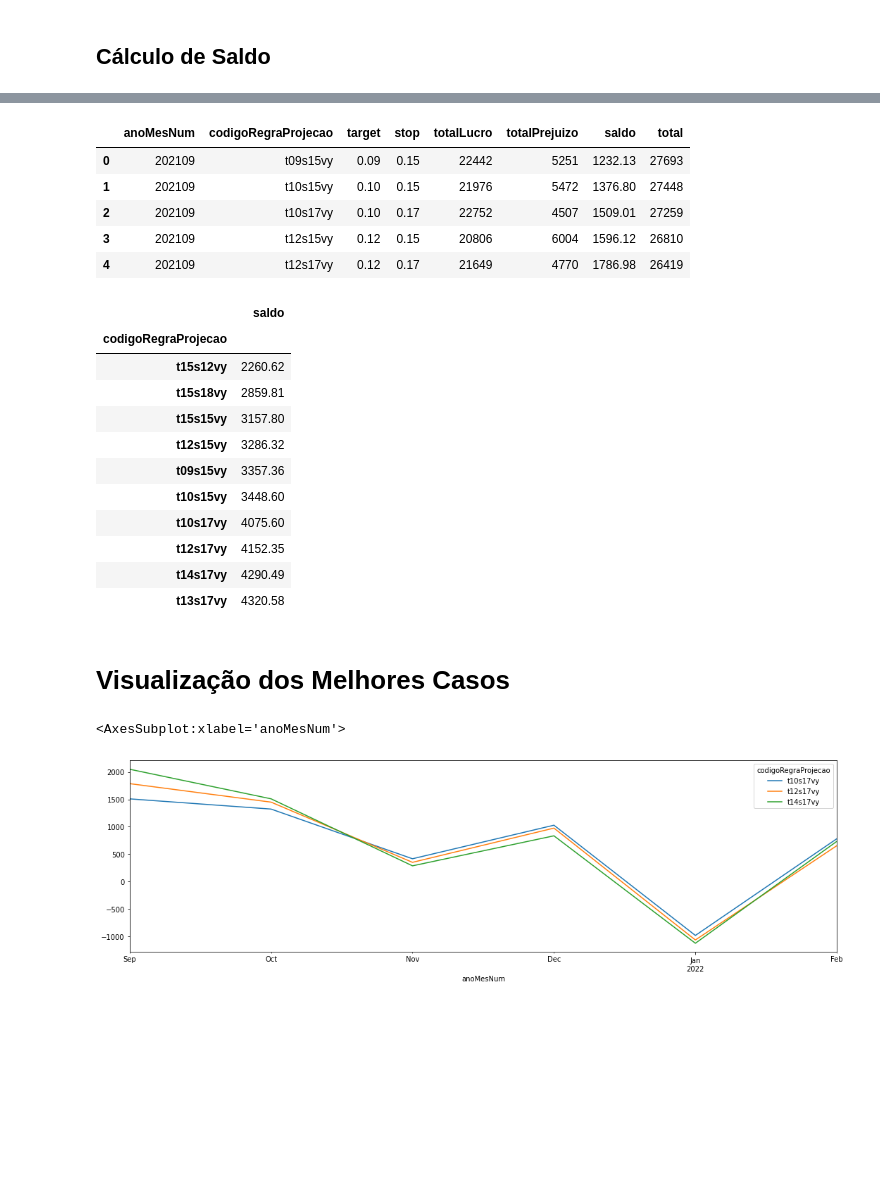
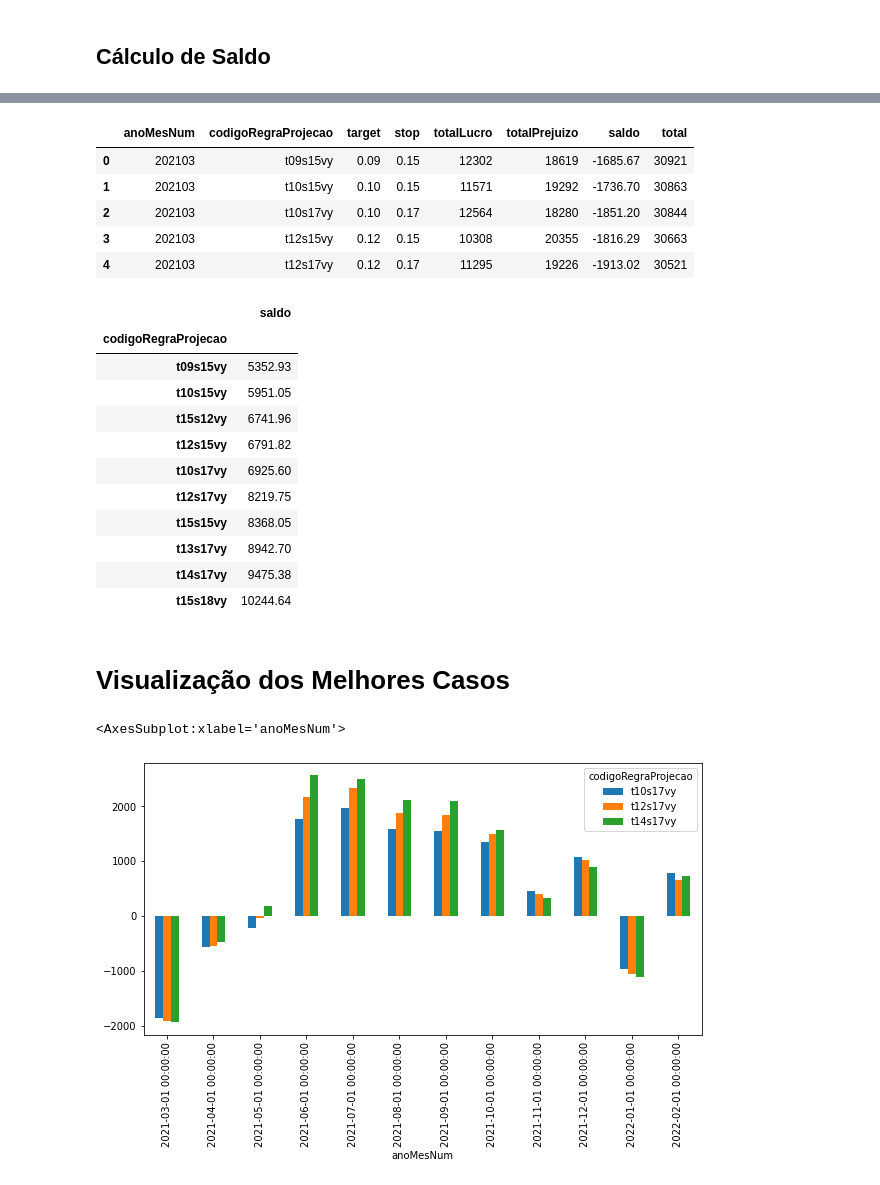
Before and after one commit to paulofor/Jupyter-Espaco01, a Jupyter notebook: ResultadoFuturo/RegraProjecao - 260 Neg-100.ipynb, the cells around one changed output, grey strips where cells are left out. Saved outputs shown, nothing was run; the diff lists cells and outputs as text; code cells hidden in the pictures; blank space fills up the shorter version.

```diff
--- a/ResultadoFuturo/RegraProjecao - 260 Neg-100.ipynb
+++ b/ResultadoFuturo/RegraProjecao - 260 Neg-100.ipynb
@@ -1,7 +1,7 @@
 # %% [markdown]
 ## 1 Ano de dados
 # %%
-url = "http://vps-40d69db1.vps.ovh.ca:23002/api/CotacaoIntradayAcaoResultadoValors/obtemDatasPorDataGrupoLimite?diaInicioNum=20210901&diaFinalNum=20220228&grupoAcaoId=12&limiteDiaRegra=260"
+url = "http://vps-40d69db1.vps.ovh.ca:23002/api/CotacaoIntradayAcaoResultadoValors/obtemDatasPorDataGrupoLimite?diaInicioNum=20210301&diaFinalNum=20220228&grupoAcaoId=12&limiteDiaRegra=260"
 # %%
 import requests
 import pandas as pd
@@ -70,11 +66,11 @@ dfAgrupado['total'] = dfAgrupado['totalLucro'] + dfAgrupado['totalPrejuizo']
 dfAgrupado.head()
 # %% [output]
 |  | anoMesNum | codigoRegraProjecao | target | stop | totalLucro | totalPrejuizo | saldo | total |
-| 0 | 202109 | t09s15vy | 0.09 | 0.15 | 22442 | 5251 | 1232.13 | 27693 |
-| 1 | 202109 | t10s15vy | 0.10 | 0.15 | 21976 | 5472 | 1376.80 | 27448 |
-| 2 | 202109 | t10s17vy | 0.10 | 0.17 | 22752 | 4507 | 1509.01 | 27259 |
-| 3 | 202109 | t12s15vy | 0.12 | 0.15 | 20806 | 6004 | 1596.12 | 26810 |
-| 4 | 202109 | t12s17vy | 0.12 | 0.17 | 21649 | 4770 | 1786.98 | 26419 |
+| 0 | 202103 | t09s15vy | 0.09 | 0.15 | 12302 | 18619 | -1685.67 | 30921 |
+| 1 | 202103 | t10s15vy | 0.10 | 0.15 | 11571 | 19292 | -1736.70 | 30863 |
+| 2 | 202103 | t10s17vy | 0.10 | 0.17 | 12564 | 18280 | -1851.20 | 30844 |
+| 3 | 202103 | t12s15vy | 0.12 | 0.15 | 10308 | 20355 | -1816.29 | 30663 |
+| 4 | 202103 | t12s17vy | 0.12 | 0.17 | 11295 | 19226 | -1913.02 | 30521 |
 # %%
 dfMelhores = df\
             .filter(items=['codigoRegraProjecao','saldo'])\
@@ -84,16 +80,16 @@ dfMelhores.sort_values('saldo')
 # %% [output]
 |  | saldo |
 | codigoRegraProjecao |  |
-| t15s12vy | 2260.62 |
-| t15s18vy | 2859.81 |
-| t15s15vy | 3157.80 |
-| t12s15vy | 3286.32 |
-| t09s15vy | 3357.36 |
-| t10s15vy | 3448.60 |
-| t10s17vy | 4075.60 |
-| t12s17vy | 4152.35 |
-| t14s17vy | 4290.49 |
-| t13s17vy | 4320.58 |
+| t09s15vy | 5352.93 |
+| t10s15vy | 5951.05 |
+| t15s12vy | 6741.96 |
+| t12s15vy | 6791.82 |
+| t10s17vy | 6925.60 |
+| t12s17vy | 8219.75 |
+| t15s15vy | 8368.05 |
+| t13s17vy | 8942.70 |
+| t14s17vy | 9475.38 |
+| t15s18vy | 10244.64 |
 # %% [markdown]
 # Visualização dos Melhores Casos
 # %%
@@ -109,8 +105,8 @@ dfTop5 = dfTop5.reset_index()
 # %%
 dfTop5['anoMesNum'] = dfTop5['anoMesNum'].apply(lambda x: pd.to_datetime(str(x), format='%Y%m'))
 # %%
-dfTop5.plot(x="anoMesNum", y=["t10s17vy","t12s17vy","t14s17vy"],
-             figsize=(18,5))
+dfTop5.plot.bar(x="anoMesNum", y=["t10s17vy","t12s17vy","t14s17vy"],
+             figsize=(10,5))
 # %% [output]
 <AxesSubplot:xlabel='anoMesNum'>
-[figure, old version]
+[figure, new version]
```
Also changed, not shown: parts of 12 cells of this notebook, 1 other file.
